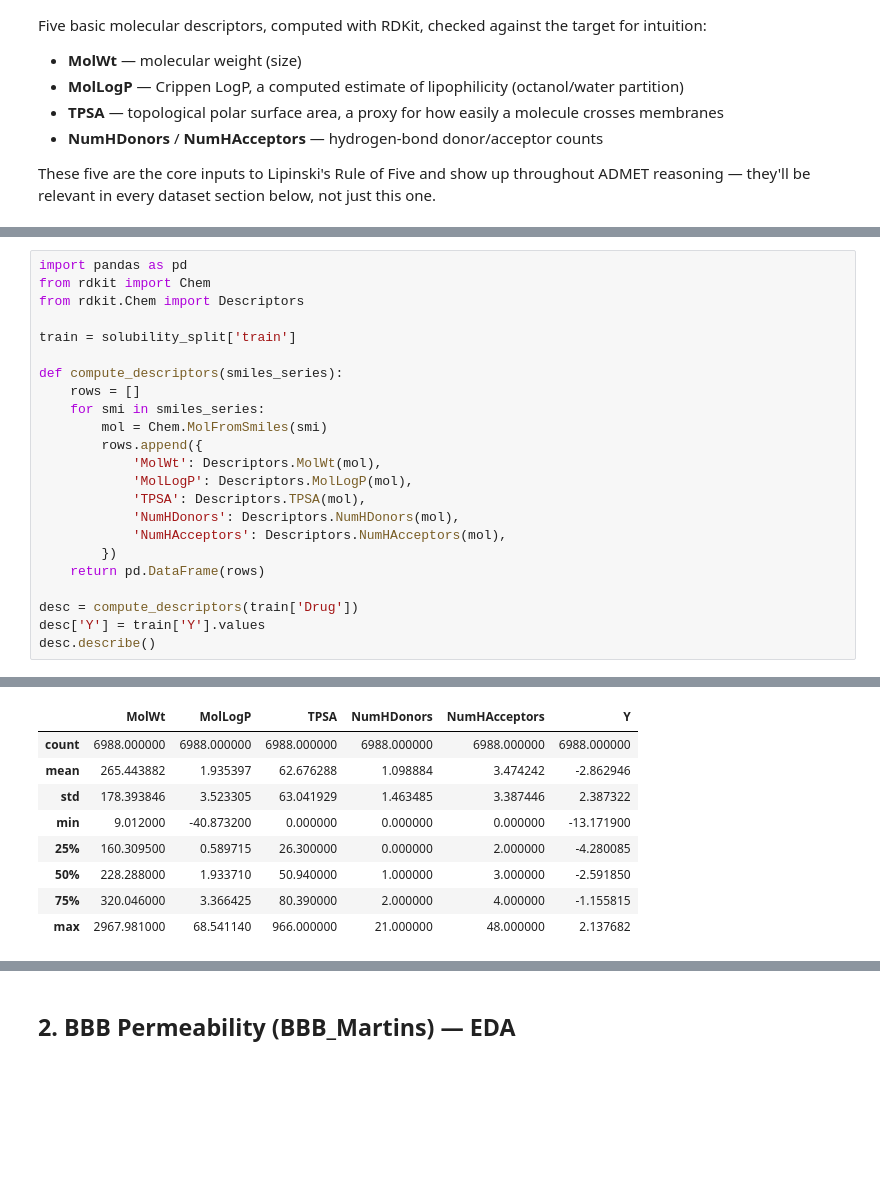
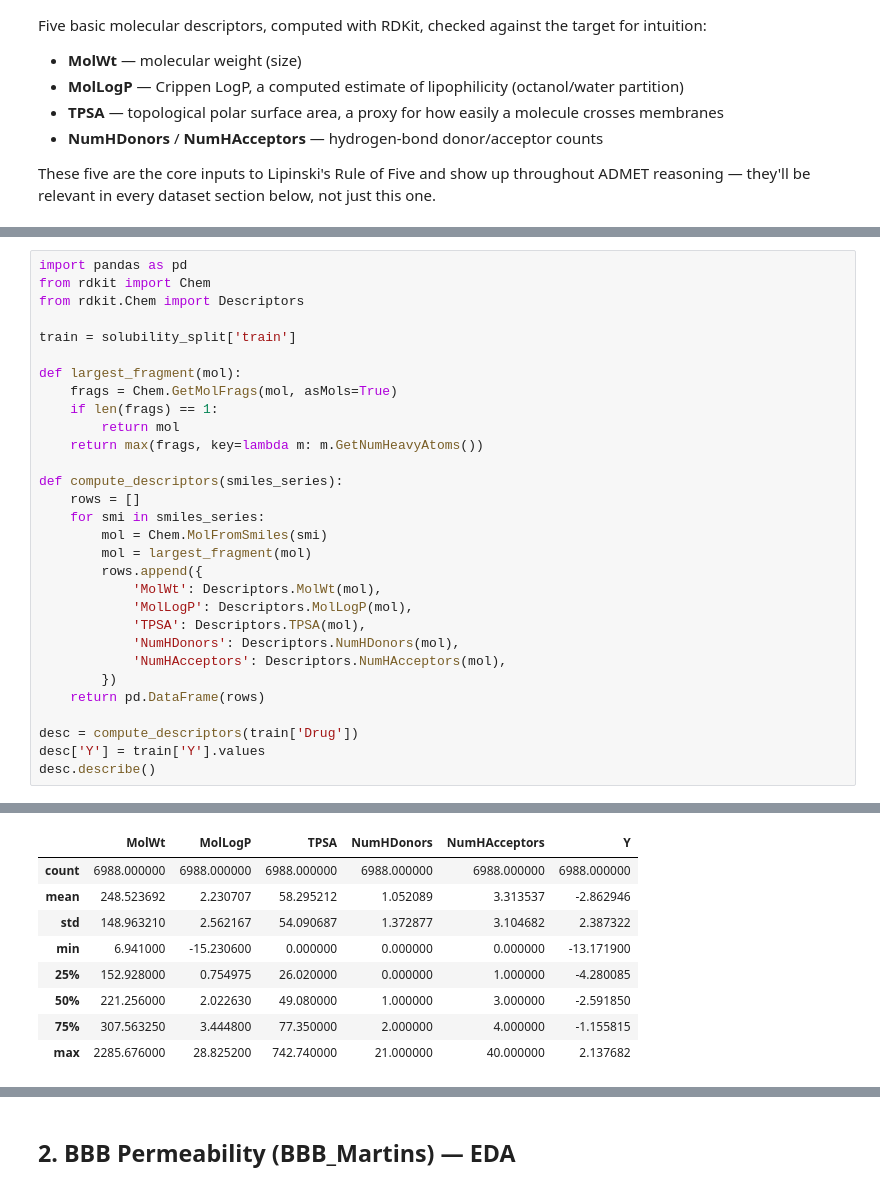
Before and after one commit to tuhinc5203/admet-property-prediction, a Jupyter notebook: Data_EDA.ipynb, the cells around one changed output, grey strips where cells are left out. Drawn from its saved outputs; the diff is of its cells as text; blank space fills up the shorter version.

```diff
--- a/Data_EDA.ipynb
+++ b/Data_EDA.ipynb
@@ -140,10 +142,17 @@ from rdkit.Chem import Descriptors
 
 train = solubility_split['train']
 
+def largest_fragment(mol):
+    frags = Chem.GetMolFrags(mol, asMols=True)
+    if len(frags) == 1:
+        return mol
+    return max(frags, key=lambda m: m.GetNumHeavyAtoms())
+
 def compute_descriptors(smiles_series):
     rows = []
     for smi in smiles_series:
         mol = Chem.MolFromSmiles(smi)
+        mol = largest_fragment(mol)
         rows.append({
             'MolWt': Descriptors.MolWt(mol),
             'MolLogP': Descriptors.MolLogP(mol),
@@ -177,12 +186,12 @@ desc.describe()
 |  | MolWt | MolLogP | TPSA | NumHDonors | NumHAcceptors | Y |
 | count | 6988.000000 | 6988.000000 | 6988.000000 | 6988.000000 | 6988.000000 | 6988.000000 |
-| mean | 265.443882 | 1.935397 | 62.676288 | 1.098884 | 3.474242 | -2.862946 |
-| std | 178.393846 | 3.523305 | 63.041929 | 1.463485 | 3.387446 | 2.387322 |
-| min | 9.012000 | -40.873200 | 0.000000 | 0.000000 | 0.000000 | -13.171900 |
-| 25% | 160.309500 | 0.589715 | 26.300000 | 0.000000 | 2.000000 | -4.280085 |
-| 50% | 228.288000 | 1.933710 | 50.940000 | 1.000000 | 3.000000 | -2.591850 |
-| 75% | 320.046000 | 3.366425 | 80.390000 | 2.000000 | 4.000000 | -1.155815 |
-| max | 2967.981000 | 68.541140 | 966.000000 | 21.000000 | 48.000000 | 2.137682 |
+| mean | 248.523692 | 2.230707 | 58.295212 | 1.052089 | 3.313537 | -2.862946 |
+| std | 148.963210 | 2.562167 | 54.090687 | 1.372877 | 3.104682 | 2.387322 |
+| min | 6.941000 | -15.230600 | 0.000000 | 0.000000 | 0.000000 | -13.171900 |
+| 25% | 152.928000 | 0.754975 | 26.020000 | 0.000000 | 1.000000 | -4.280085 |
+| 50% | 221.256000 | 2.022630 | 49.080000 | 1.000000 | 3.000000 | -2.591850 |
+| 75% | 307.563250 | 3.444800 | 77.350000 | 2.000000 | 4.000000 | -1.155815 |
+| max | 2285.676000 | 28.825200 | 742.740000 | 21.000000 | 40.000000 | 2.137682 |
 # %%
 descriptor_cols = ['MolWt', 'MolLogP', 'TPSA', 'NumHDonors', 'NumHAcceptors']
 
```
Also changed, not shown: parts of 9 cells of this notebook, 2 other files.
